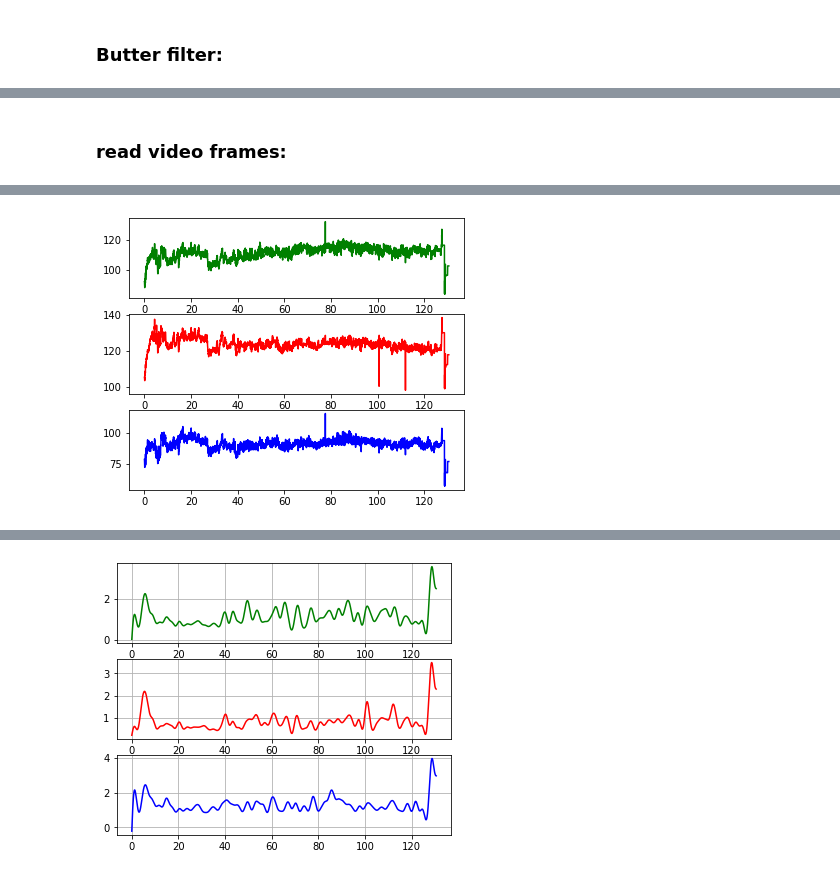
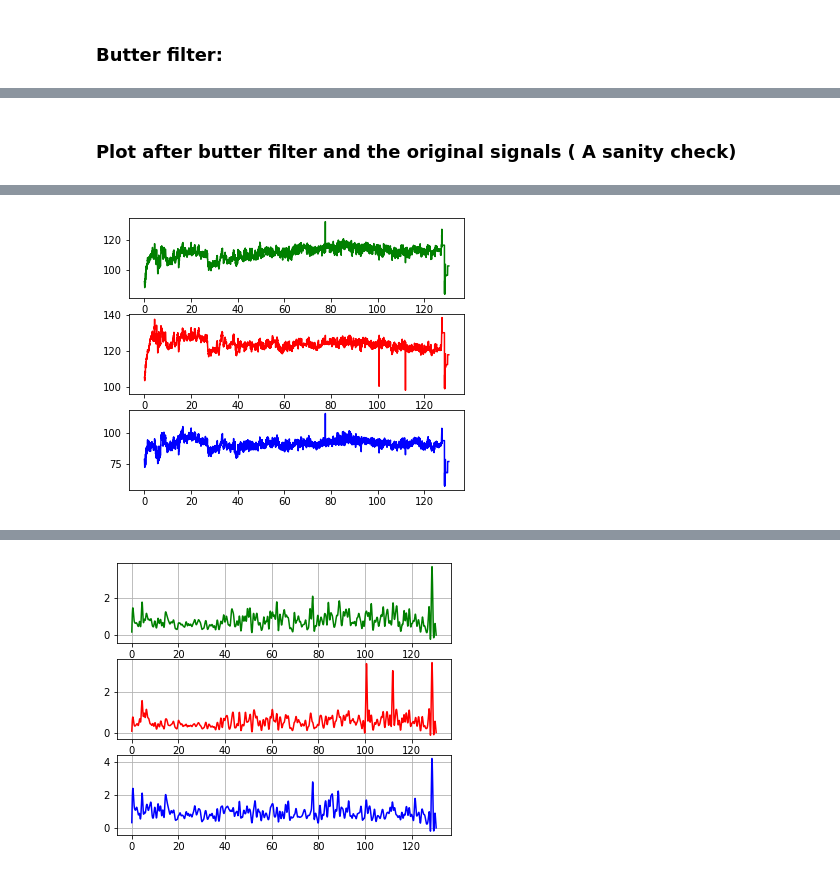
Before and after one commit to eyalgolan/KOIOS, a Jupyter notebook: basic_implementation.ipynb, the cells around one changed output, grey strips where cells are left out. Saved outputs shown, nothing was run; the diff lists cells and outputs as text; code cells hidden in the pictures.

Commit message:
Plotting of all 3 channels in a jupyter notebook, add butter filter method  and plot the results. Used ndarray instead of lists

```diff
--- a/basic_implementation.ipynb
+++ b/basic_implementation.ipynb
@@ -296,31 +169,28 @@ while success:
-# %% [markdown]
-### read video frames:
+# %%
+def apply_butter_filter(sig,fs):
+    """
+    Filter signal using Butter filter and filtfilt.
+    :param sig: is the signal to be filtered
+    :return: the filtered signal
+    """
+    logging.info("Applying butter filter...")
+    # NOTE: 4 is the order,filternig valuesshould be between 0 to 1,
+    #Hence we multiply the freq. by 2 and divide by fs witch is the fps of the video.
+    bh,ah = signal.butter(4,4*2/fs,btype='highpass') # high pass at 4 hz Coefficients
+    bl,al = signal.butter(4,2/fs,btype='lowpass') # low pass at 1 hz  Coefficients
+    sig = signal.filtfilt(bh,ah,sig) # applying the filter coefficients on the signal.
+    sig = np.absolute(sig)
+    sig = signal.filtfilt(bl,al,sig)
+    return sig
+# %% [markdown]
+### Plot after butter filter and the original signals ( A sanity check)
 # %%
-
-plot_result(greens, reds, blues, x_value, "All 3 channels")
-
-def apply_butter_filter(sig,fs):
-    """
-    Filter signal using Butter filter method.
-    :param sig: is the signal to be filtered
-    :return: the filtered signal
-    """
-    logging.info("Applying butter filter...")
-    fc = np.array([0.1,4])
-    wn = 2 * fc /fs
-    bh,ah = signal.butter(4,4/50,btype='highpass')
-    bl,al = signal.butter(4,1/50,btype='lowpass')
-    sig = signal.filtfilt(bh,ah,sig)
-    sig = np.absolute(sig)
-    sig = signal.filtfilt(bl,al,sig)
-    return sig
-
-
+plot_result(greens, reds, blues, x_value, "All 3 channels") # original signals
 greens_buttered = apply_butter_filter(greens,fs=fps)
 blues_buttered = apply_butter_filter(blues,fs=fps)
 reds_buttered = apply_butter_filter(reds,fs=fps)
 plt.figure(figsize=(6, 5))
-plt.title("Buttered band pass")
+plt.title("After filter")
 plt.subplot(3,1,1)
 plt.plot(x_value.tolist(), greens_buttered.tolist()[0], color="green")
 plt.grid(True)
@@ -343 +212 @@ logging.info("Finished parsing the video.")
-[figure, old version]
+[figure, new version]
```
Also changed, not shown: parts of 18 cells of this notebook.
